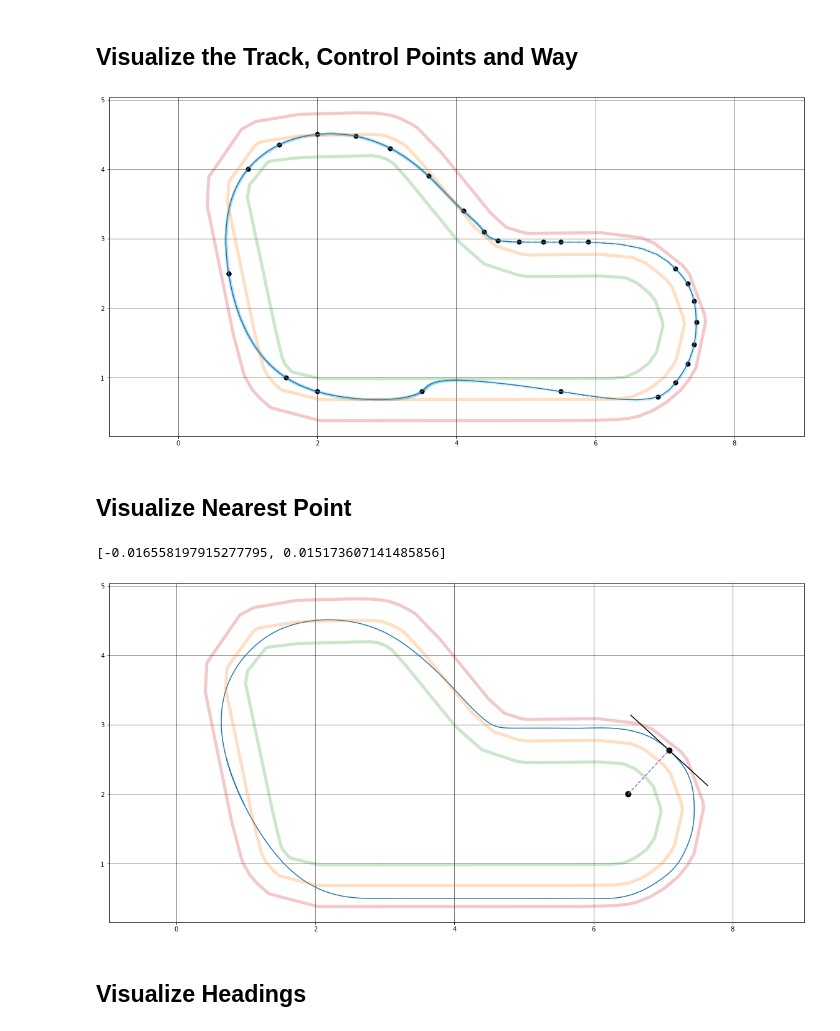
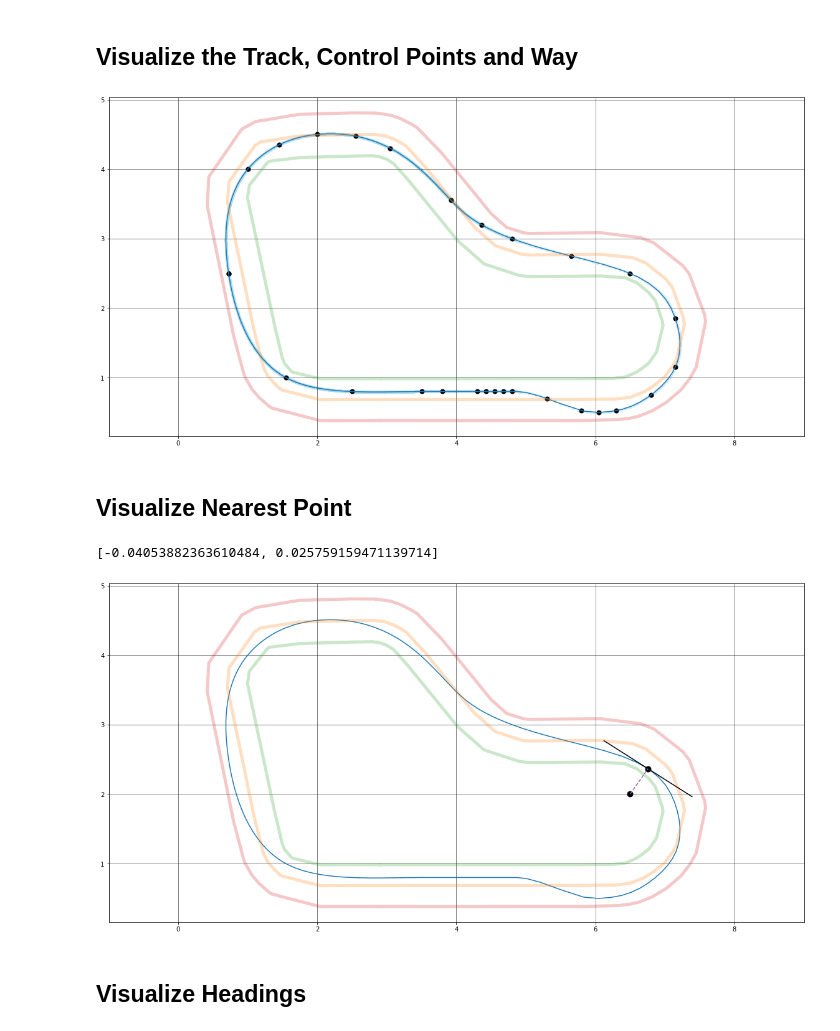
Before and after one commit to aws-deepracer-community/deepracer-for-cloud, a Jupyter notebook: analysis/DeepRacer Track Path Optimization.ipynb, the cells around one changed output. Cells and saved outputs as stored; diff of their text form; code cells hidden in the pictures.

```diff
--- a/analysis/DeepRacer Track Path Optimization.ipynb
+++ b/analysis/DeepRacer Track Path Optimization.ipynb
@@ -182,61 +182,60 @@ control_points = {
     "reinvent_base": np.array([
         [.725, 2.5], # should be same as starting waypoint
         [1.55, 1],
-        [2, .8],
+        [2.5, .8],
         [3.5, .8],
-        [5.5, .8],
-        [6.9, .725],
-        [7.15, .925],
-        [7.325, 1.2],
-        [7.42, 1.475],
-        [7.45, 1.8],
-        [7.42, 2.1],
-        [7.325, 2.35],
-        [7.15, 2.57],
-        [5.9, 2.95],
-        [5.5, 2.95],
-        [5.25, 2.95],
-        [4.9, 2.95],
-        [4.6, 2.975],
-        [4.4, 3.1],
-        [4.1, 3.4],
-        [3.6, 3.9],
+        [3.8, .8],
+        [4.3, .8],
+        [4.425, .8],
+        [4.55, .8],
+        [4.675, .8],
+        [4.8, .8],
+        [5.3, .7],
+        [5.8, .525],
+        [6.05, .5],
+        [6.3, .525],
+        [6.8, .75],
+        [7.15, 1.15],
+        [7.15, 1.85],
+        [6.5, 2.5],
+        [5.65, 2.75],
+        [4.8, 3],
+        [4.3625, 3.2],
+        [3.925, 3.55],
         [3.05, 4.3],
         [2.55, 4.475],
         [2, 4.5],
         [1.45, 4.35],
         [1, 4],
         [.725, 2.5] # should be same as first element in the list
     ])
 }
 
 current_control_points = control_points[current_track]
 
 way = get_spline(current_control_points, centerpoint=(2, 2.5))
 waypoints = get_points(way, 1000)
 
 # Plot the results
 fig, ax = plt.subplots(figsize=(20,10))
 ax.axis('equal')
 
 plot_way(ax, way)
 plot_track(ax, track_waypoints)
 
 plot_waypoints(ax, waypoints, alpha=.25, color="skyblue")
 plot_waypoints(ax, current_control_points, s=50, color="black")
 
 plt.grid(color='black', linestyle='-', linewidth=.5)
 plt.show()
 # %% [output]
-[figure, old version]
+[figure, new version]
 # %% [markdown]
 ## Visualize Nearest Point
 # %%
 current_position = [6.5, 2]
 
 position, slope = get_best_position(waypoints, current_position)
-
-print(slope)
 
 fig, ax = plt.subplots(figsize=(20, 10))
 ax.axis('equal')
@@ -250,8 +249,8 @@ plt.grid(color='black', linestyle='-', linewidth=.5)
 
 plt.show()
 # %% [output]
-[-0.016558197915277795, 0.015173607141485856]
+[-0.04053882363610484, 0.025759159471139714]
-[figure, old version]
+[figure, new version]
 # %% [markdown]
 ## Visualize Headings
 # %%
```
Also changed, not shown: parts of 3 cells of this notebook, 1 other file.
